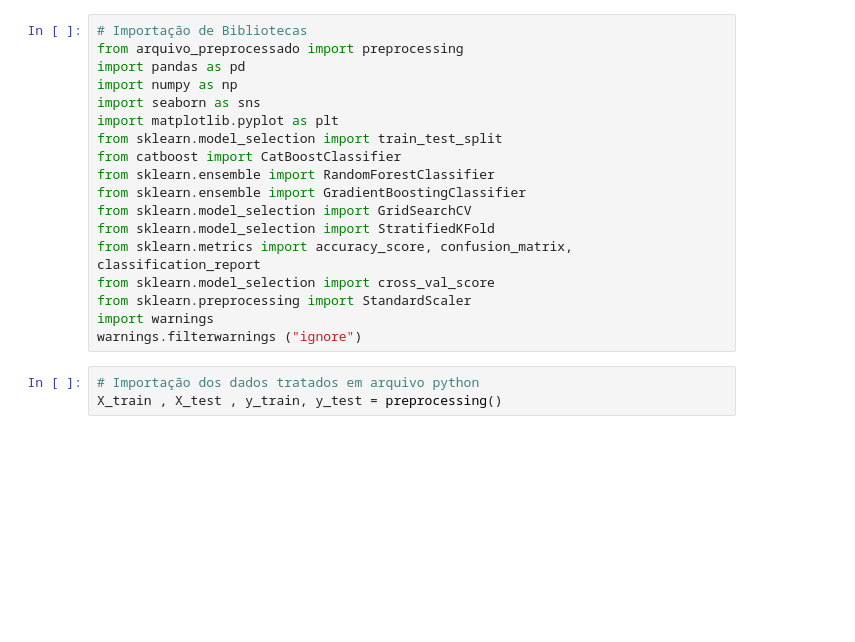
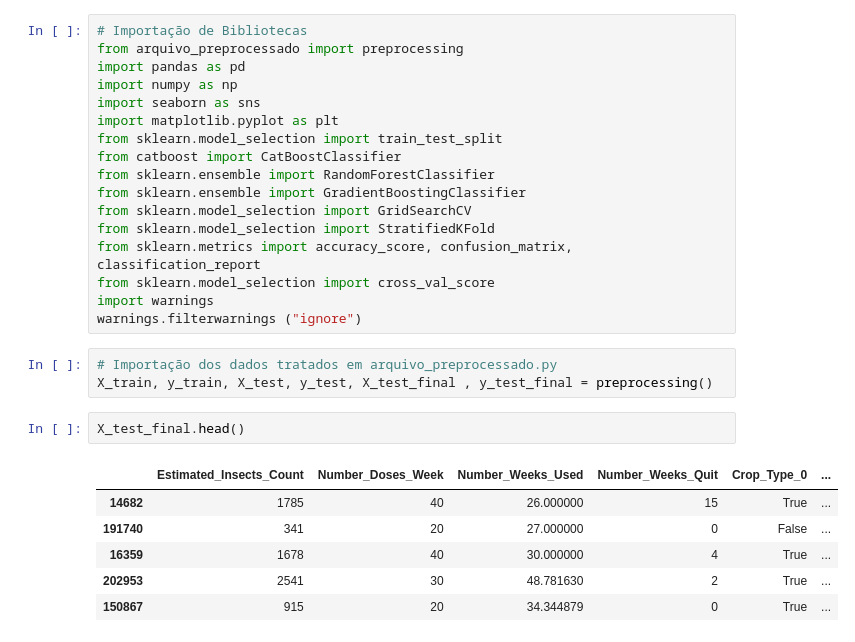
Before and after one commit to rochamarcio/AGRONEG-CIO, a Jupyter notebook: src/Models/agro-models.ipynb, the cells around one changed output. Cells and saved outputs as stored; diff of their text form; blank space fills up the shorter version.

```diff
--- a/src/Models/agro-models.ipynb
+++ b/src/Models/agro-models.ipynb
@@ -13,9 +13,17 @@ from sklearn.model_selection import GridSearchCV
 from sklearn.model_selection import StratifiedKFold
 from sklearn.metrics import accuracy_score, confusion_matrix, classification_report
 from sklearn.model_selection import cross_val_score
-from sklearn.preprocessing import StandardScaler
 import warnings
 warnings.filterwarnings ("ignore")
 # %%
-# Importação dos dados tratados em arquivo python
-X_train , X_test , y_train, y_test = preprocessing()
+# Importação dos dados tratados em arquivo_preprocessado.py
+X_train, y_train, X_test, y_test, X_test_final , y_test_final = preprocessing()
+# %%
+X_test_final.head()
+# %% [output]
+|  | Estimated_Insects_Count | Number_Doses_Week | Number_Weeks_Used | Number_Weeks_Quit | Crop_Type_0 | ... |
+| 14682 | 1785 | 40 | 26.000000 | 15 | True | ... |
+| 191740 | 341 | 20 | 27.000000 | 0 | False | ... |
+| 16359 | 1678 | 40 | 30.000000 | 4 | True | ... |
+| 202953 | 2541 | 30 | 48.781630 | 2 | True | ... |
+| 150867 | 915 | 20 | 34.344879 | 0 | True | ... |
```
Also changed, not shown: parts of 25 cells of this notebook, 3 other files.
